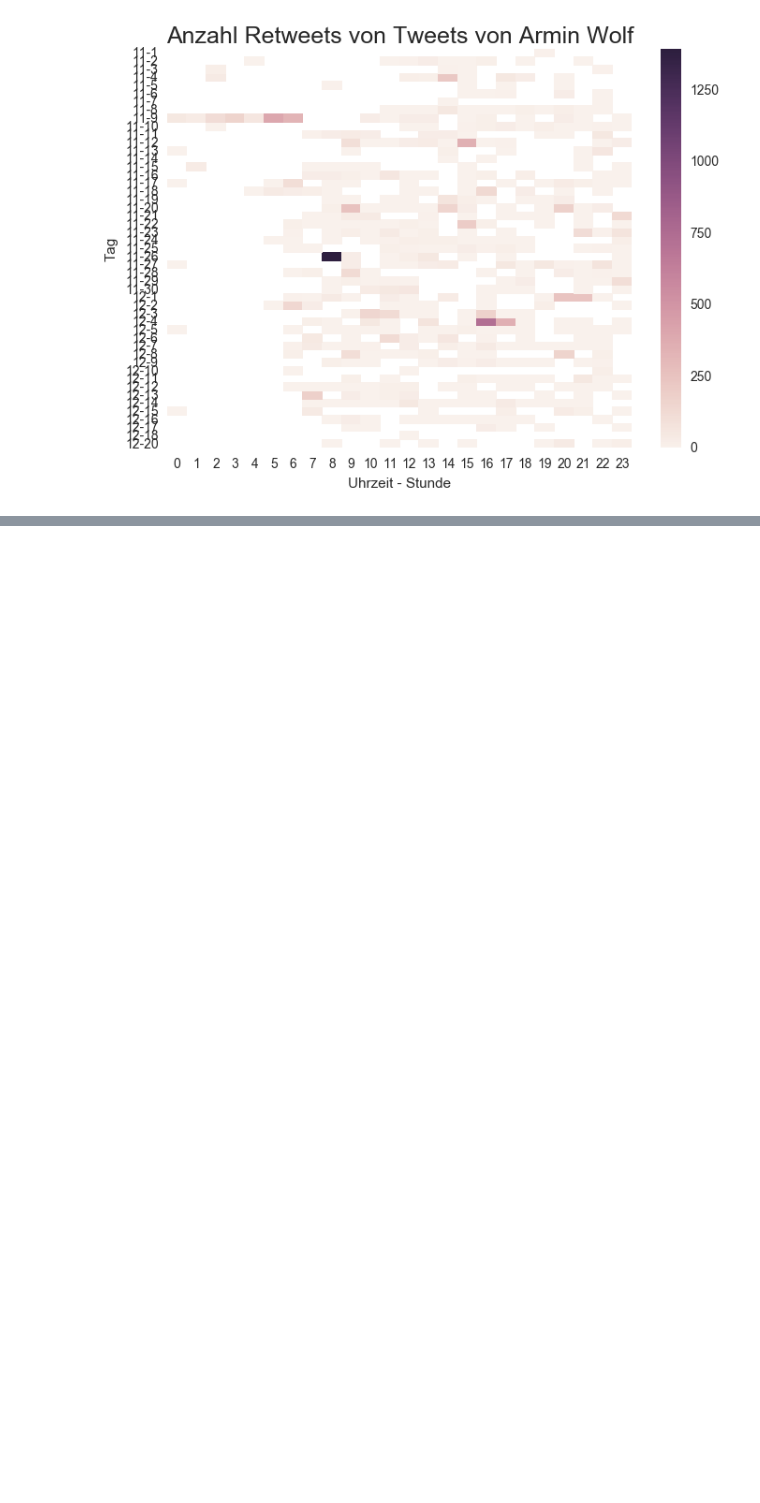
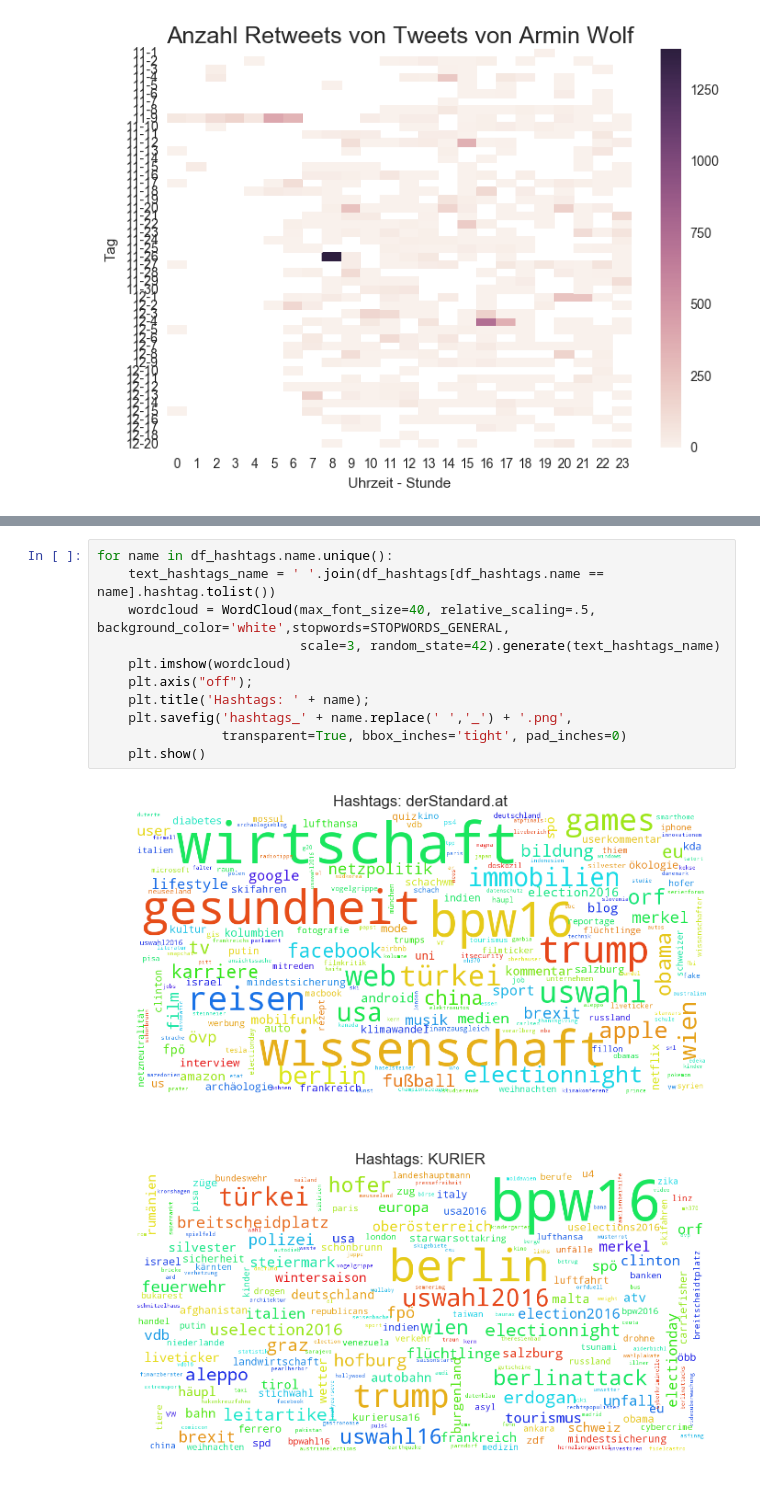
Before and after one commit to Datenspieler/notebooks_for_blog, a Jupyter notebook: 2017-twitter/twitter.ipynb, the cells around one changed output, grey strips where cells are left out. Cells and saved outputs as stored; diff of their text form; blank space fills up the shorter version.

```diff
--- a/2017-twitter/twitter.ipynb
+++ b/2017-twitter/twitter.ipynb
@@ -457,0 +532,14 @@ ax.set(xlabel='Uhrzeit - Stunde', ylabel='Tag')
+# %%
+for name in df_hashtags.name.unique():
+    text_hashtags_name = ' '.join(df_hashtags[df_hashtags.name == name].hashtag.tolist())
+    wordcloud = WordCloud(max_font_size=40, relative_scaling=.5, background_color='white',stopwords=STOPWORDS_GENERAL,
+                          scale=3, random_state=42).generate(text_hashtags_name)
+    plt.imshow(wordcloud)
+    plt.axis("off");
+    plt.title('Hashtags: ' + name);
+    plt.savefig('hashtags_' + name.replace(' ','_') + '.png',
+                transparent=True, bbox_inches='tight', pad_inches=0)
+    plt.show()
+# %% [output]
+[figure, added]
+[figure, added]
```
Also changed, not shown: parts of 14 cells of this notebook.
